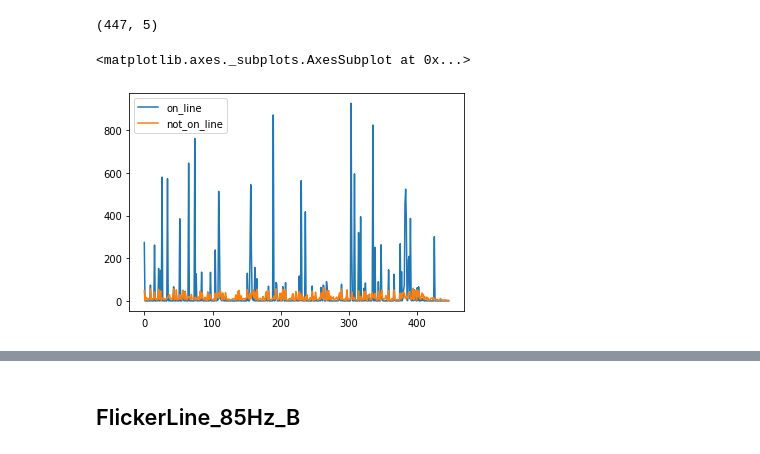
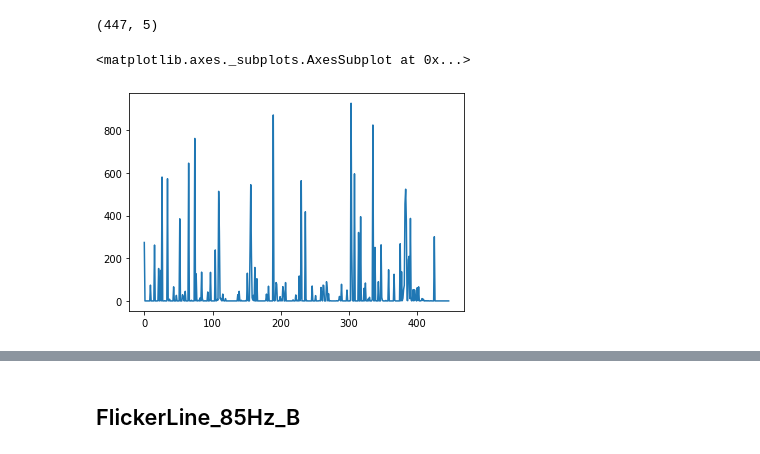
Before and after one commit to mannmoshe/image-processing, a Jupyter notebook: project/image_processing_project.ipynb, the cells around one changed output, grey strips where cells are left out. Cells and saved outputs as stored; diff of their text form; code cells hidden in the pictures.

```diff
--- a/project/image_processing_project.ipynb
+++ b/project/image_processing_project.ipynb
@@ -416,7 +431,7 @@ df_agg_a.shape
 # %% [output]
 (447, 5)
 # %%
-df_agg_a[['on_line', 'not_on_line']].plot.line()
+df_agg_a['on_line'].plot.line()
 # %% [output]
 <matplotlib.axes._subplots.AxesSubplot at 0x...>
-[figure, old version]
+[figure, new version]
```
Also changed, not shown: parts of 9 cells of this notebook.
